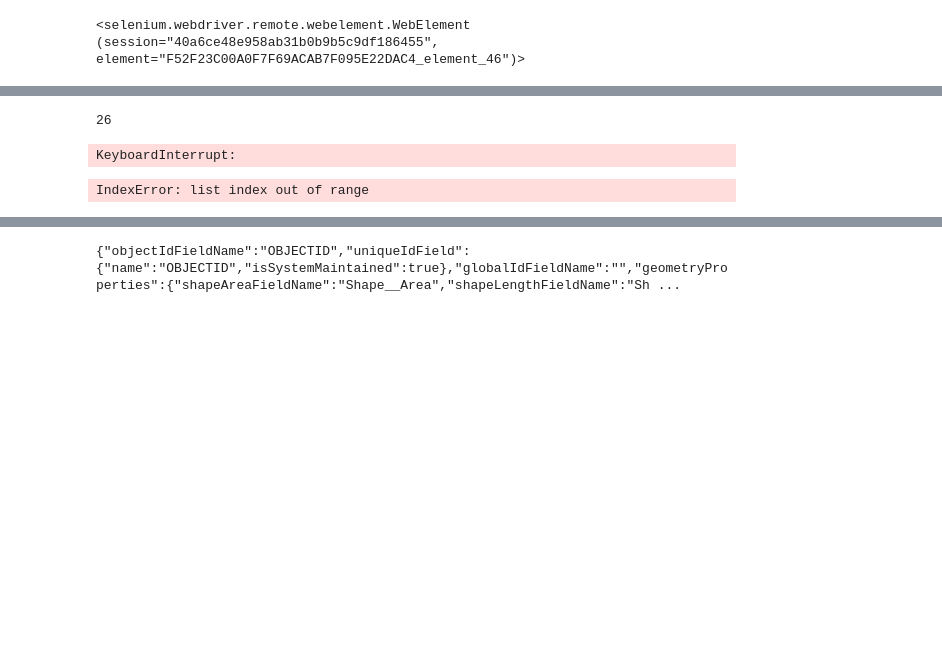
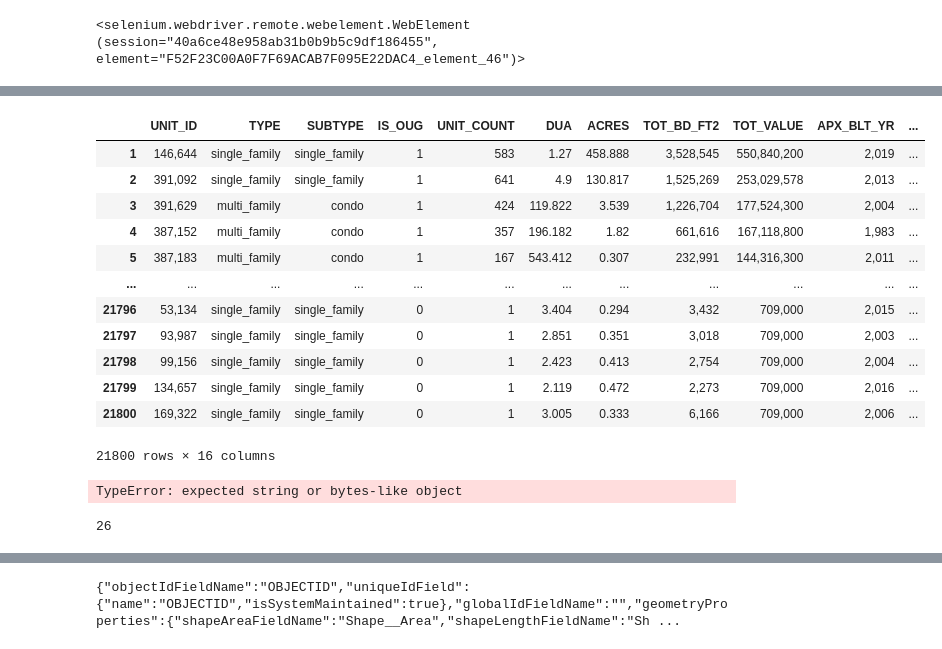
Before and after one commit to trevor-bingham99/Semester-Project, a Jupyter notebook: test.ipynb, the cells around one changed output, grey strips where cells are left out. Cells and saved outputs as stored; diff of their text form; code cells hidden in the pictures; blank space fills up the shorter version.

```diff
--- a/test.ipynb
+++ b/test.ipynb
@@ -192,8 +136,54 @@ North Davis County
+# %%
+header_columns = [span.get_text(strip=True) for span in all_rows1[0].find_all('span', {'role': 'button'})]
+
+# Initialize an empty list to store row data
+all_rows_data = []
+
+# Iterate through each row
+for row_html in all_rows1:
+    # Extract data from each cell in the row
+    data = [cell.get_text(strip=True) for cell in row_html.find_all('td', {'role': 'gridcell'})]
+
+    # Create a dictionary for the row
+    row_dict = dict(zip(header_columns, data))
+
+    # Append the row data to the list
+    all_rows_data.append(row_dict)
+
+# Create a DataFrame from the list of row data
+df = pd.DataFrame(all_rows_data)
+# %%
+df.dropna(inplace=True)
+df
+# %% [output]
+|  | UNIT_ID | TYPE | SUBTYPE | IS_OUG | UNIT_COUNT | DUA | ACRES | TOT_BD_FT2 | TOT_VALUE | APX_BLT_YR | ... |
+| 1 | 146,644 | single_family | single_family | 1 | 583 | 1.27 | 458.888 | 3,528,545 | 550,840,200 | 2,019 | ... |
+| 2 | 391,092 | single_family | single_family | 1 | 641 | 4.9 | 130.817 | 1,525,269 | 253,029,578 | 2,013 | ... |
+| 3 | 391,629 | multi_family | condo | 1 | 424 | 119.822 | 3.539 | 1,226,704 | 177,524,300 | 2,004 | ... |
+| 4 | 387,152 | multi_family | condo | 1 | 357 | 196.182 | 1.82 | 661,616 | 167,118,800 | 1,983 | ... |
+| 5 | 387,183 | multi_family | condo | 1 | 167 | 543.412 | 0.307 | 232,991 | 144,316,300 | 2,011 | ... |
+| ... | ... | ... | ... | ... | ... | ... | ... | ... | ... | ... | ... |
+| 21796 | 53,134 | single_family | single_family | 0 | 1 | 3.404 | 0.294 | 3,432 | 709,000 | 2,015 | ... |
+| 21797 | 93,987 | single_family | single_family | 0 | 1 | 2.851 | 0.351 | 3,018 | 709,000 | 2,003 | ... |
+| 21798 | 99,156 | single_family | single_family | 0 | 1 | 2.423 | 0.413 | 2,754 | 709,000 | 2,004 | ... |
+| 21799 | 134,657 | single_family | single_family | 0 | 1 | 2.119 | 0.472 | 2,273 | 709,000 | 2,016 | ... |
+| 21800 | 169,322 | single_family | single_family | 0 | 1 | 3.005 | 0.333 | 6,166 | 709,000 | 2,006 | ... |
+21800 rows × 16 columns
+# %%
+soup = BeautifulSoup(all_rows1, 'html.parser')
+
+
+columns = [cell['data-col'] for cell in soup.find_all('td', {'role': 'gridcell'})]
+data = [cell.get_text() for cell in soup.find_all('td', {'role': 'gridcell'})]
+
+# Create a dictionary to construct a DataFrame
+data_dict = dict(zip(columns, data))
+
+# Create a DataFrame from the dictionary
+df = pd.DataFrame([data_dict])
+# %% [output]
+TypeError: expected string or bytes-like object
 # %%
 len(all_rows)
 # %% [output]
 26
-# %%
-scroll(driver,1000)
-# %% [output]
-KeyboardInterrupt:
@@ -202,6 +190,2 @@ driver.find_element(By.ID,"ember262").click()
-# %%
-driver.find_elements(By.TAG_NAME,'calcite-button')[1].click()
-# %% [output]
-IndexError: list index out of range
 # %%
 scroll(driver,10)
```
Also changed, not shown: parts of 9 cells of this notebook, 1 other file.
